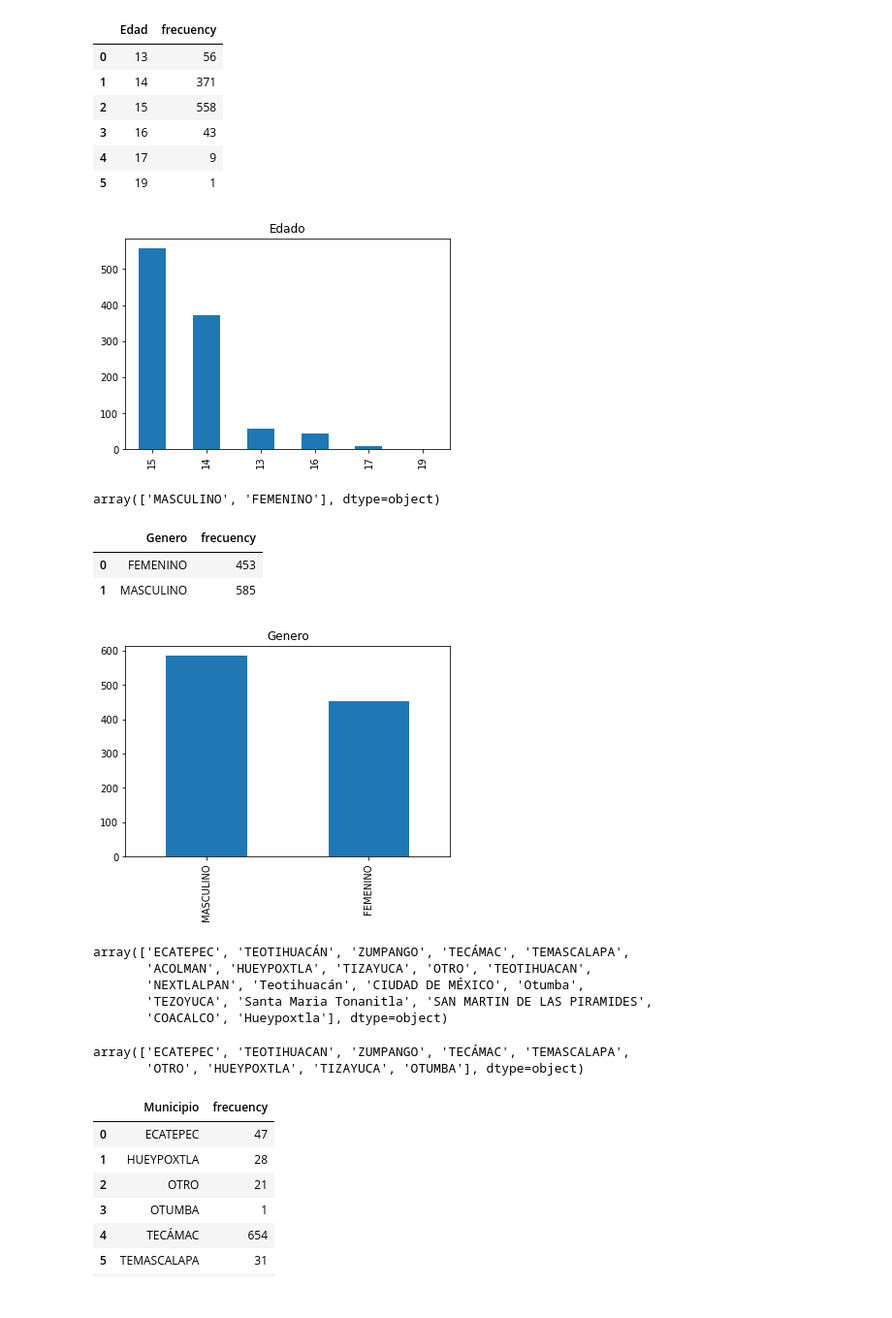
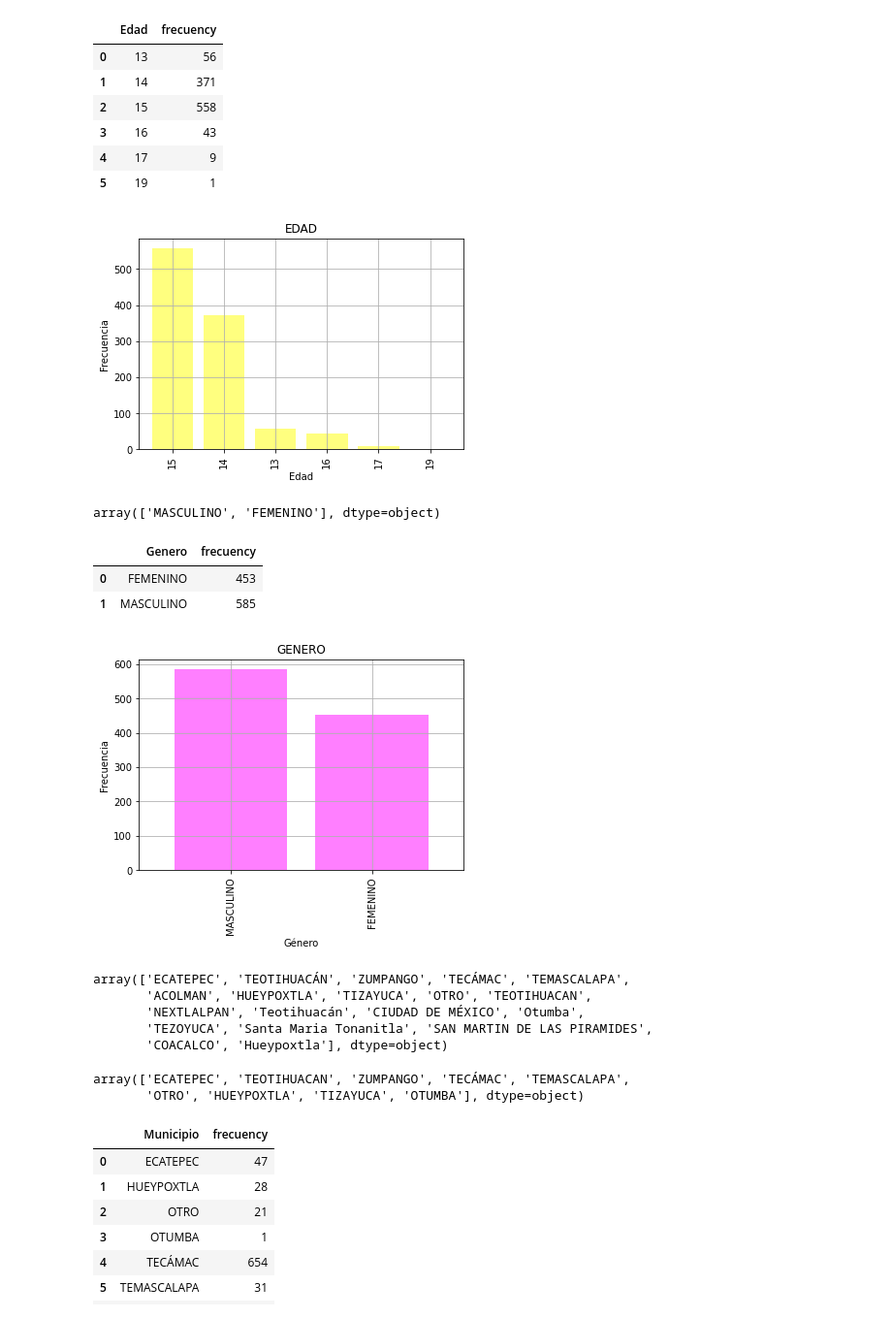
Before and after one commit to Yagoly/Prediccion-habitos-de-estudio, a Jupyter notebook: Prediccion-de-habitos-de-estudio.ipynb, the cells around one changed output. Shown at 97% size. Saved outputs shown, nothing was run; the diff lists cells and outputs as text; code cells hidden in the pictures.

```diff
--- a/Prediccion-de-habitos-de-estudio.ipynb
+++ b/Prediccion-de-habitos-de-estudio.ipynb
@@ -243,13 +254,15 @@ freq_edad
 | 4 | 17 | 9 |
 | 5 | 19 | 1 |
 # %%
-plot=habitos["Edad"].value_counts().plot(kind="bar",title="Edado")
+plot=habitos["Edad"].value_counts().plot(kind="bar",title="EDAD",width=0.8, color = "yellow", alpha = 0.5, xlabel= "Edad", ylabel="Frecuencia")
+plot.grid()
 # %% [output]
-[figure, old version]
+[figure, new version]
-# %%
-habitos["Genero"].unique()
-# %% [output]
-array(['MASCULINO', 'FEMENINO'], dtype=object)
+# %%
+# Mostramos los datos únicos para la columna "Genero"
+habitos["Genero"].unique()
+# %% [output]
+array(['MASCULINO', 'FEMENINO'], dtype=object)
 # %%
 freq_genero = (habitos.groupby("Genero").agg(frecuency=("Genero", "count")).reset_index())
 freq_genero
@@ -258,26 +271,29 @@ freq_genero
 | 0 | FEMENINO | 453 |
 | 1 | MASCULINO | 585 |
 # %%
-plot=habitos["Genero"].value_counts().plot(kind="bar",title="Genero")
+plot=habitos["Genero"].value_counts().plot(kind="bar",title="GENERO",width=0.8, color = "magenta", alpha = 0.5, xlabel= "Género", ylabel="Frecuencia")
+plot.grid()
 # %% [output]
-[figure, old version]
+[figure, new version]
-# %%
-habitos["Municipio"].unique()
-# %% [output]
-array(['ECATEPEC', 'TEOTIHUACÁN', 'ZUMPANGO', 'TECÁMAC', 'TEMASCALAPA',
-       'ACOLMAN', 'HUEYPOXTLA', 'TIZAYUCA', 'OTRO', 'TEOTIHUACAN',
-       'NEXTLALPAN', 'Teotihuacán', 'CIUDAD DE MÉXICO', 'Otumba',
-       'TEZOYUCA', 'Santa Maria Tonanitla', 'SAN MARTIN DE LAS PIRAMIDES',
-       'COACALCO', 'Hueypoxtla'], dtype=object)
+# %%
+# Mostramos los datos únicos para la columna "Municipio"
+habitos["Municipio"].unique()
+# %% [output]
+array(['ECATEPEC', 'TEOTIHUACÁN', 'ZUMPANGO', 'TECÁMAC', 'TEMASCALAPA',
+       'ACOLMAN', 'HUEYPOXTLA', 'TIZAYUCA', 'OTRO', 'TEOTIHUACAN',
+       'NEXTLALPAN', 'Teotihuacán', 'CIUDAD DE MÉXICO', 'Otumba',
+       'TEZOYUCA', 'Santa Maria Tonanitla', 'SAN MARTIN DE LAS PIRAMIDES',
+       'COACALCO', 'Hueypoxtla'], dtype=object)
 # %%
 habitos["Municipio"]=habitos["Municipio"].replace(["TEOTIHUACÁN","Teotihuacán", "SAN MARTIN DE LAS PIRAMIDES"],"TEOTIHUACAN")
 habitos["Municipio"]=habitos["Municipio"].replace(["Santa Maria Tonanitla", "COACALCO", "NEXTLALPAN", "OTUMBA", "TEZOYUCA", "ACOLMAN", "CIUDAD DE MÉXICO"],"OTRO")
 habitos["Municipio"]=habitos["Municipio"].str.upper()
-# %%
-habitos["Municipio"].unique()
-# %% [output]
-array(['ECATEPEC', 'TEOTIHUACAN', 'ZUMPANGO', 'TECÁMAC', 'TEMASCALAPA',
-       'OTRO', 'HUEYPOXTLA', 'TIZAYUCA', 'OTUMBA'], dtype=object)
+# %%
+# Mostramos los datos únicos para la columna "Municipio", despues de unificarlos y agruparlos.
+habitos["Municipio"].unique()
+# %% [output]
+array(['ECATEPEC', 'TEOTIHUACAN', 'ZUMPANGO', 'TECÁMAC', 'TEMASCALAPA',
+       'OTRO', 'HUEYPOXTLA', 'TIZAYUCA', 'OTUMBA'], dtype=object)
 # %%
 freq_municipio = (habitos.groupby("Municipio").agg(frecuency=("Municipio", "count")).reset_index())
 freq_municipio
```
Also changed, not shown: parts of 136 cells of this notebook.
